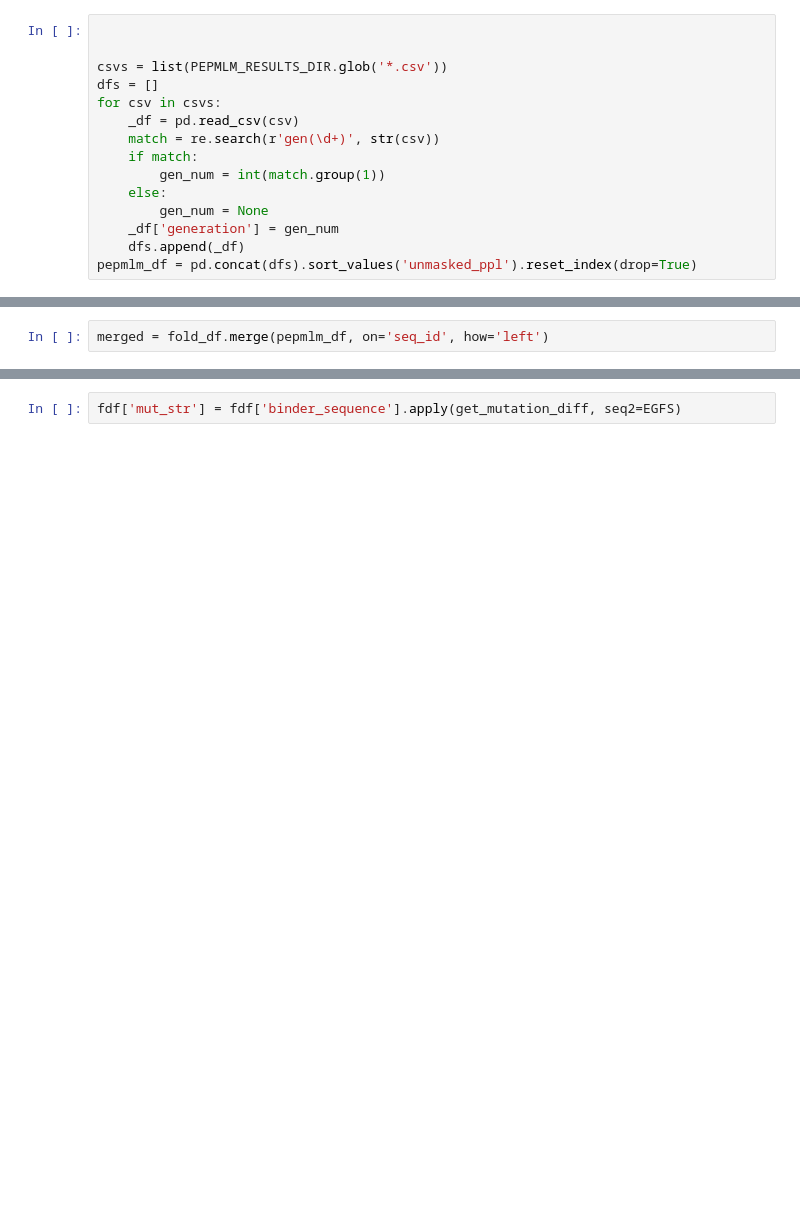
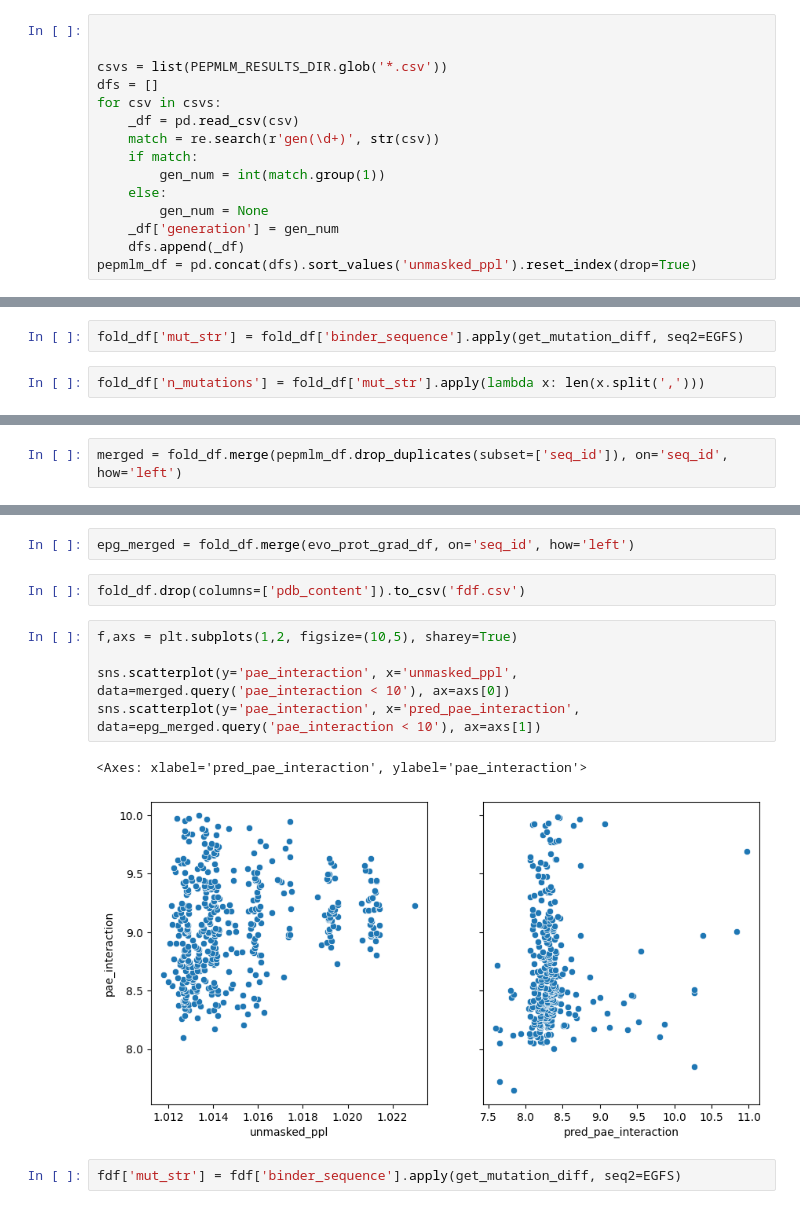
Before and after one commit to ANaka/binder_design, a Jupyter notebook: binder_design/check_sampler.ipynb, the cells around one changed output, grey strips where cells are left out. Cells and saved outputs as stored; diff of their text form; blank space fills up the shorter version.

```diff
--- a/binder_design/check_sampler.ipynb
+++ b/binder_design/check_sampler.ipynb
@@ -33,0 +44,4 @@ fold_df = pd.concat([pd.read_csv(csv) for csv in fold_csvs]).sort_values('pae_in
+# %%
+fold_df['mut_str'] = fold_df['binder_sequence'].apply(get_mutation_diff, seq2=EGFS)
+# %%
+fold_df['n_mutations'] = fold_df['mut_str'].apply(lambda x: len(x.split(',')))
@@ -34,2 +94,2 @@ fold_df = pd.concat([pd.read_csv(csv) for csv in fold_csvs]).sort_values('pae_in
 # %%
-merged = fold_df.merge(pepmlm_df, on='seq_id', how='left')
+merged = fold_df.merge(pepmlm_df.drop_duplicates(subset=['seq_id']), on='seq_id', how='left')
@@ -63,2 +96,14 @@ fdf
+# %%
+epg_merged = fold_df.merge(evo_prot_grad_df, on='seq_id', how='left')
+# %%
+fold_df.drop(columns=['pdb_content']).to_csv('fdf.csv')
+# %%
+f,axs = plt.subplots(1,2, figsize=(10,5), sharey=True)
+
+sns.scatterplot(y='pae_interaction', x='unmasked_ppl', data=merged.query('pae_interaction < 10'), ax=axs[0])
+sns.scatterplot(y='pae_interaction', x='pred_pae_interaction', data=epg_merged.query('pae_interaction < 10'), ax=axs[1])
+# %% [output]
+<Axes: xlabel='pred_pae_interaction', ylabel='pae_interaction'>
+[figure, added]
 # %%
 fdf['mut_str'] = fdf['binder_sequence'].apply(get_mutation_diff, seq2=EGFS)
```
Also changed, not shown: parts of 16 cells of this notebook.
